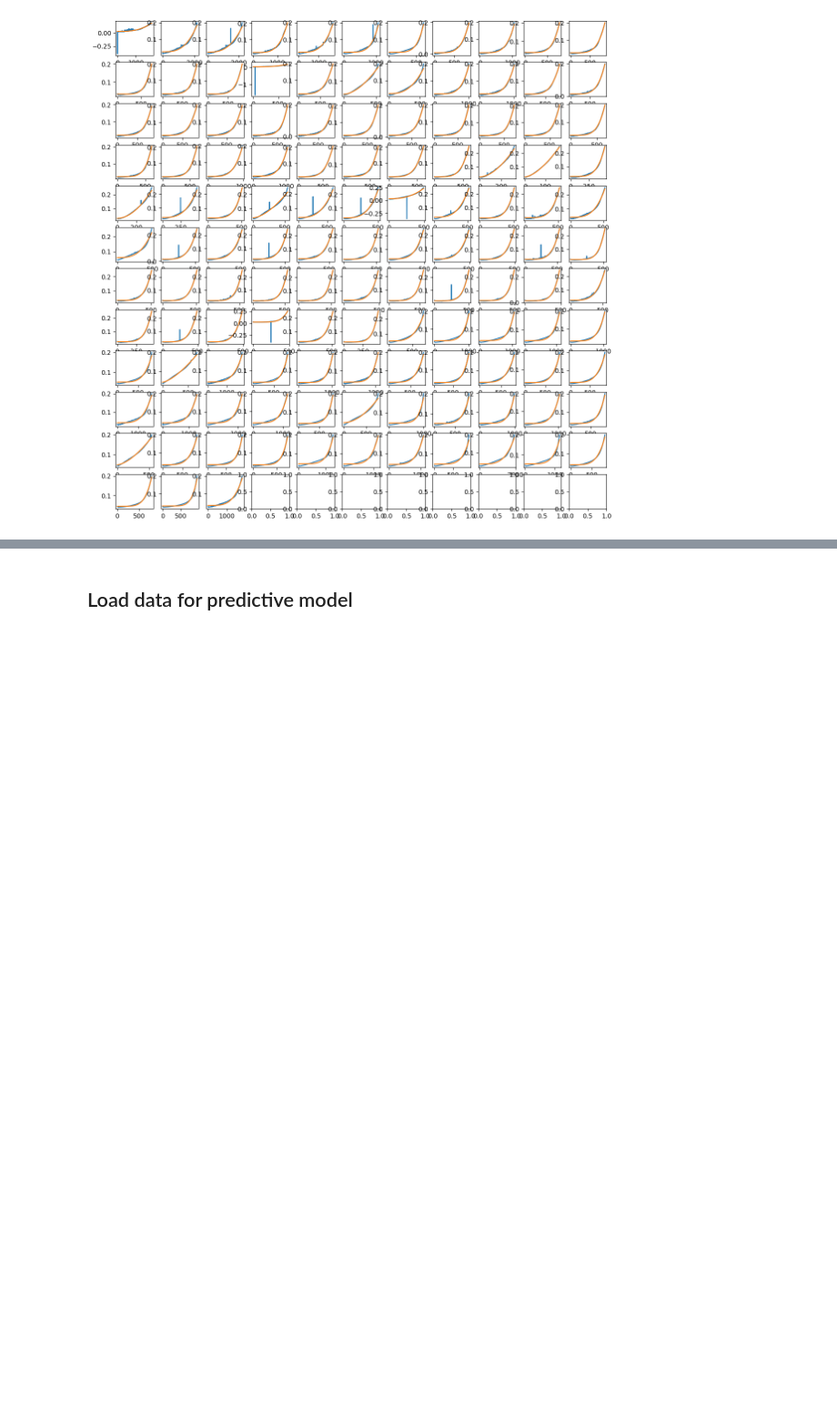
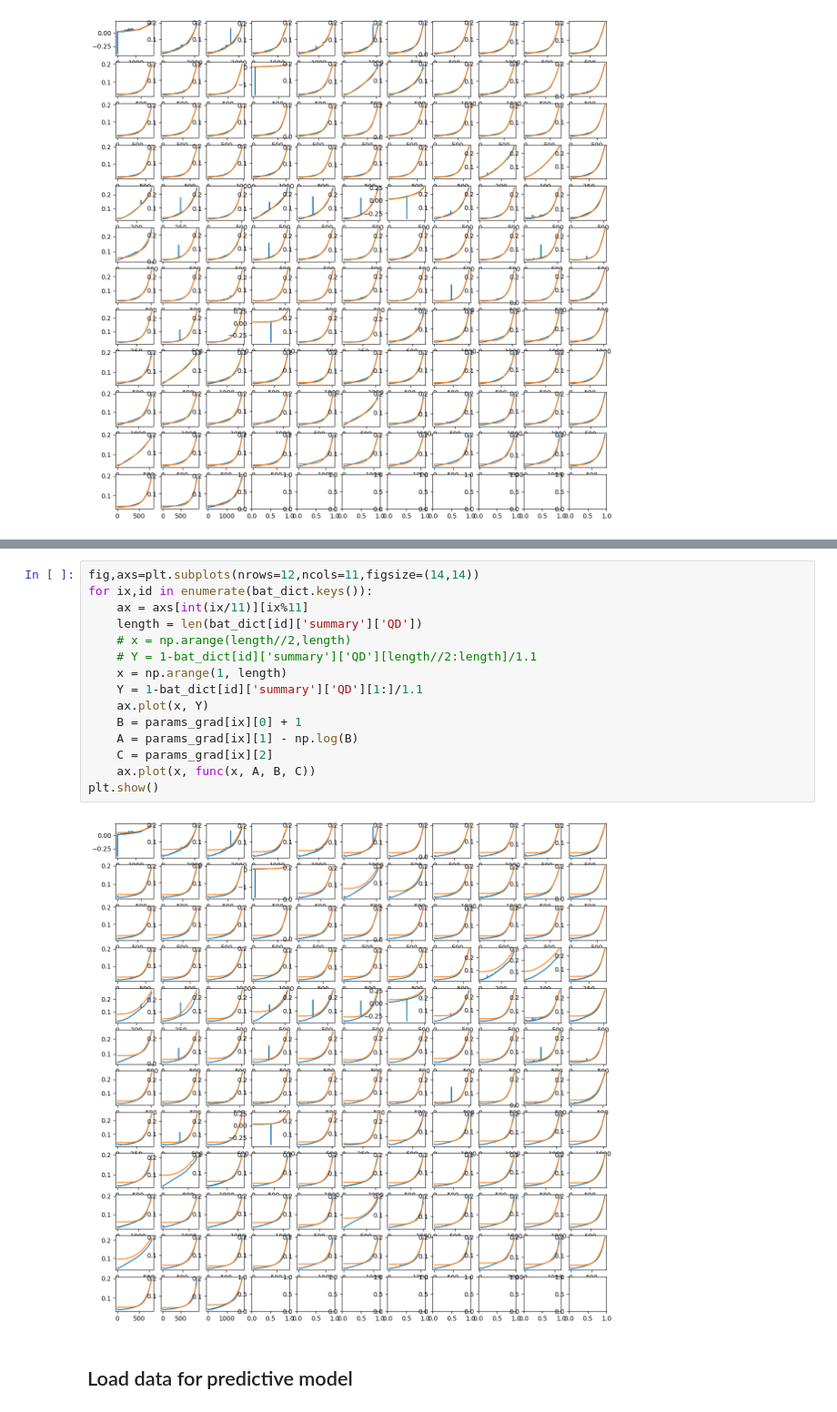
Before and after one commit to nathan99sun/HybridPred, a Jupyter notebook: source/curve_fitting_multistage_attn-DN.ipynb, the cells around one changed output, grey strips where cells are left out. Shown at 91% size. Cells and saved outputs as stored; diff of their text form; blank space fills up the shorter version.

```diff
--- a/source/curve_fitting_multistage_attn-DN.ipynb
+++ b/source/curve_fitting_multistage_attn-DN.ipynb
@@ -54,3 +133,20 @@ for ix,id in enumerate(bat_dict.keys()):
+# %%
+fig,axs=plt.subplots(nrows=12,ncols=11,figsize=(14,14))
+for ix,id in enumerate(bat_dict.keys()):
+    ax = axs[int(ix/11)][ix%11]
+    length = len(bat_dict[id]['summary']['QD'])
+    # x = np.arange(length//2,length)
+    # Y = 1-bat_dict[id]['summary']['QD'][length//2:length]/1.1
+    x = np.arange(1, length)
+    Y = 1-bat_dict[id]['summary']['QD'][1:]/1.1
+    ax.plot(x, Y)
+    B = params_grad[ix][0] + 1
+    A = params_grad[ix][1] - np.log(B)
+    C = params_grad[ix][2]
+    ax.plot(x, func(x, A, B, C))
+plt.show()
+# %% [output]
+[figure, added]
 # %% [markdown]
 ## Load data for predictive model
 # %%
```
Also changed, not shown: parts of 7 cells of this notebook.
